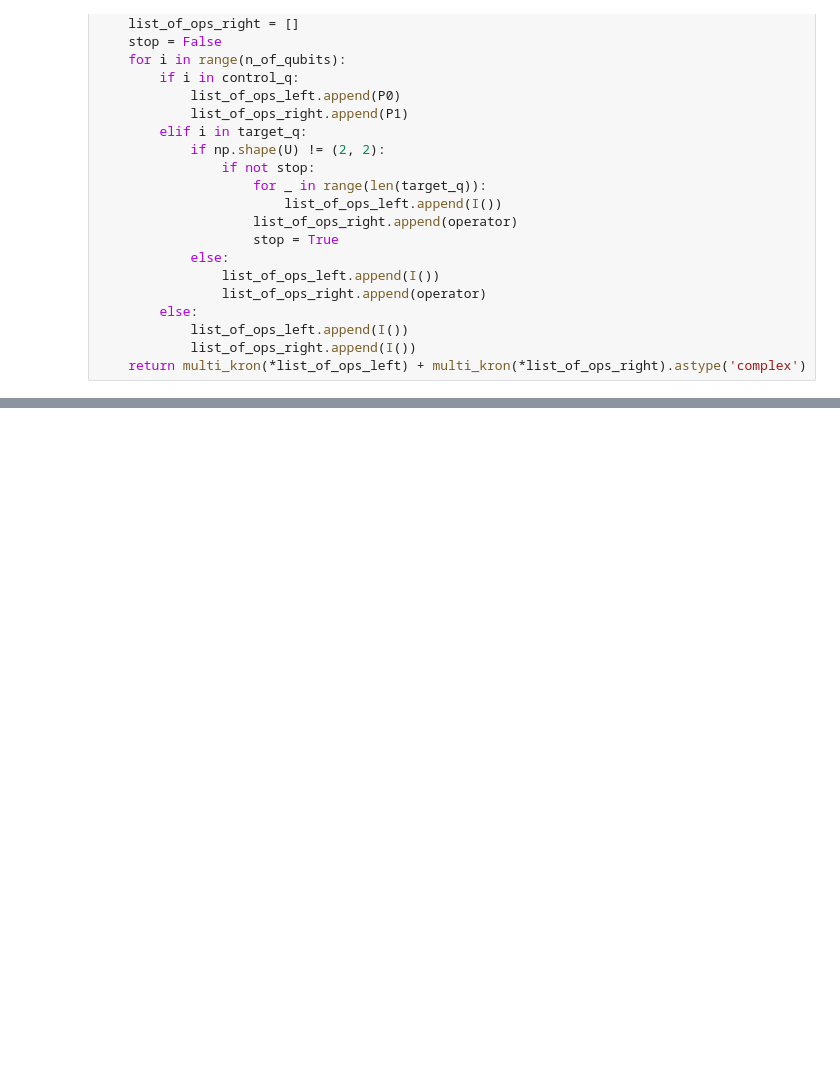
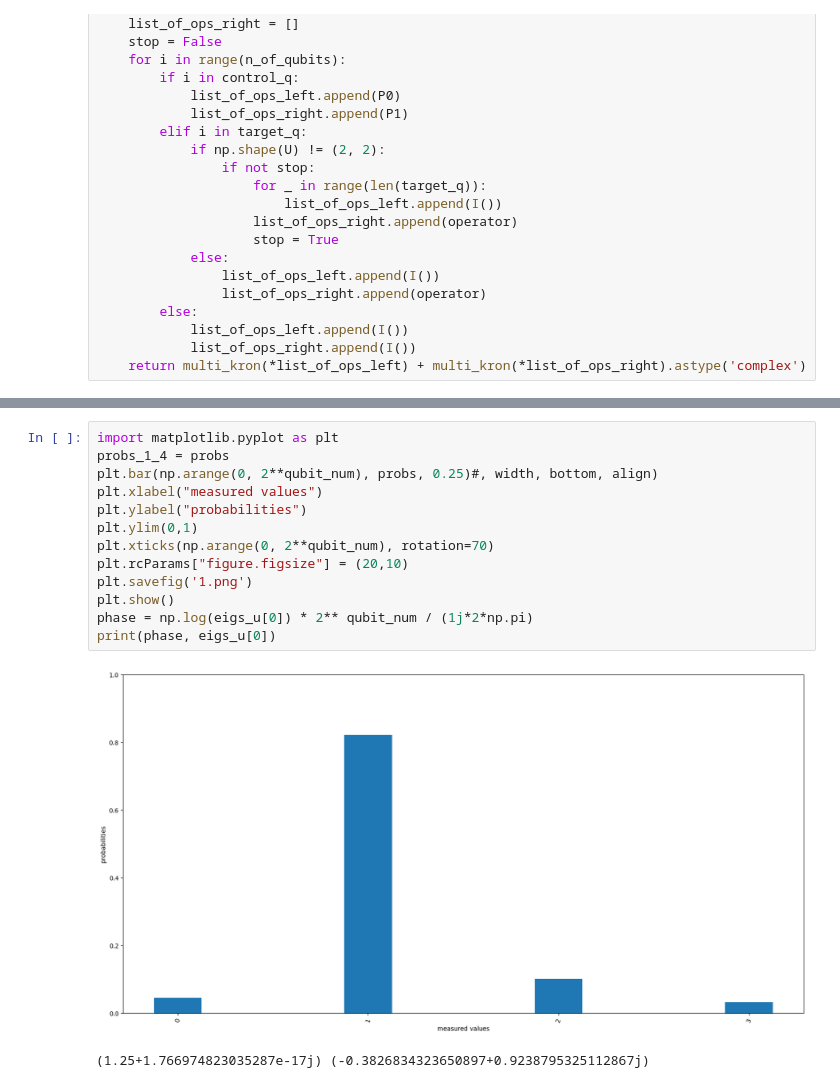
Before and after one commit to UralmashFox/Quantum_HHL, a Jupyter notebook: paper/QPE_classic-multicontrol.ipynb, the cells around one changed output, grey strips where cells are left out. Drawn from its saved outputs; the diff is of its cells as text; blank space fills up the shorter version.

```diff
--- a/paper/QPE_classic-multicontrol.ipynb
+++ b/paper/QPE_classic-multicontrol.ipynb
@@ -167,0 +338,16 @@ all probabilitis [(1+0j), -0j, -0j, 0j, -0j, 0j, -0j, -0j, 0j, 0j, 0j, -0j, -0j,
+# %%
+import matplotlib.pyplot as plt
+probs_1_4 = probs
+plt.bar(np.arange(0, 2**qubit_num), probs, 0.25)#, width, bottom, align)
+plt.xlabel("measured values")
+plt.ylabel("probabilities")
+plt.ylim(0,1)
+plt.xticks(np.arange(0, 2**qubit_num), rotation=70)
+plt.rcParams["figure.figsize"] = (20,10)
+plt.savefig('1.png')
+plt.show()
+phase = np.log(eigs_u[0]) * 2** qubit_num / (1j*2*np.pi)
+print(phase, eigs_u[0])
+# %% [output]
+[figure, added]
+(1.25+1.766974823035287e-17j) (-0.3826834323650897+0.9238795325112867j)
```
Also changed, not shown: parts of 33 cells of this notebook, 6 other files.
